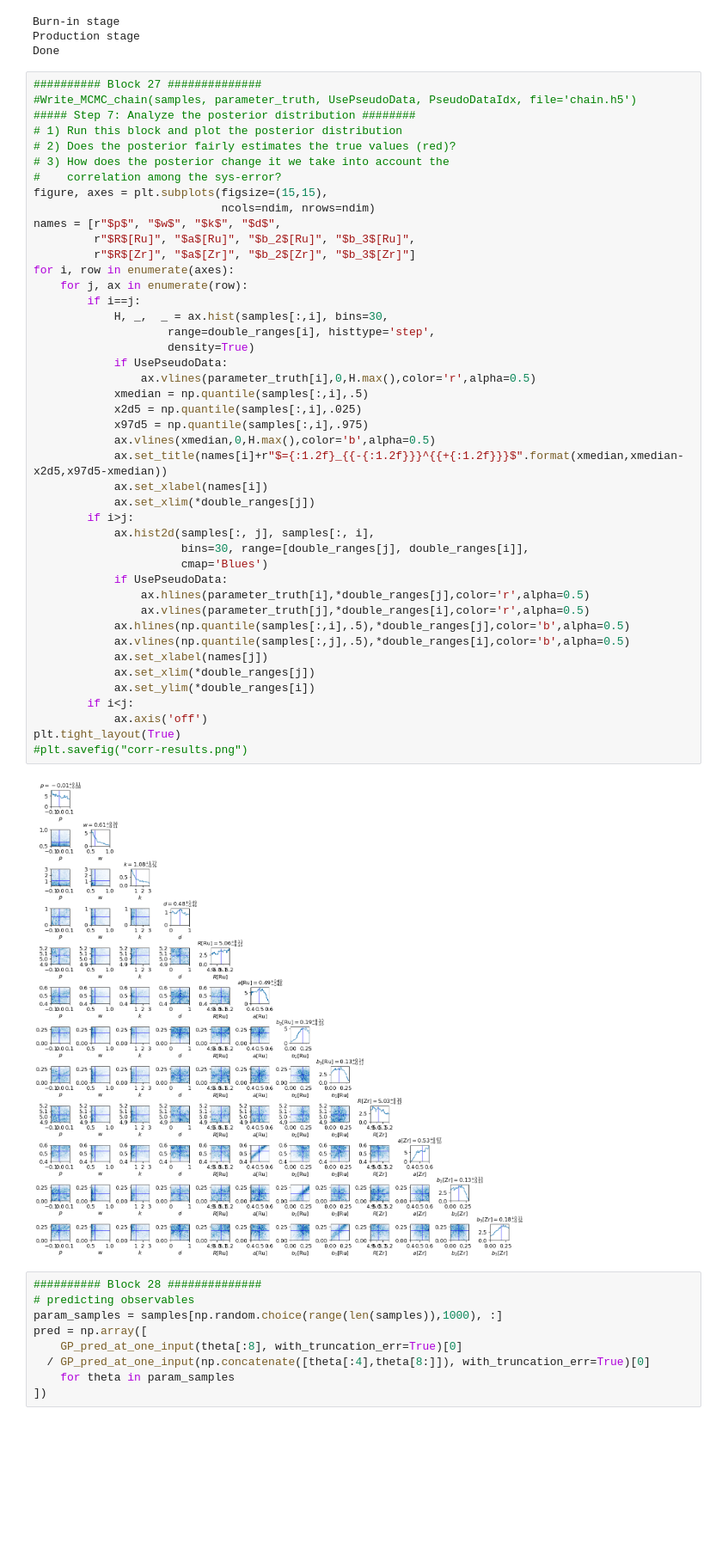
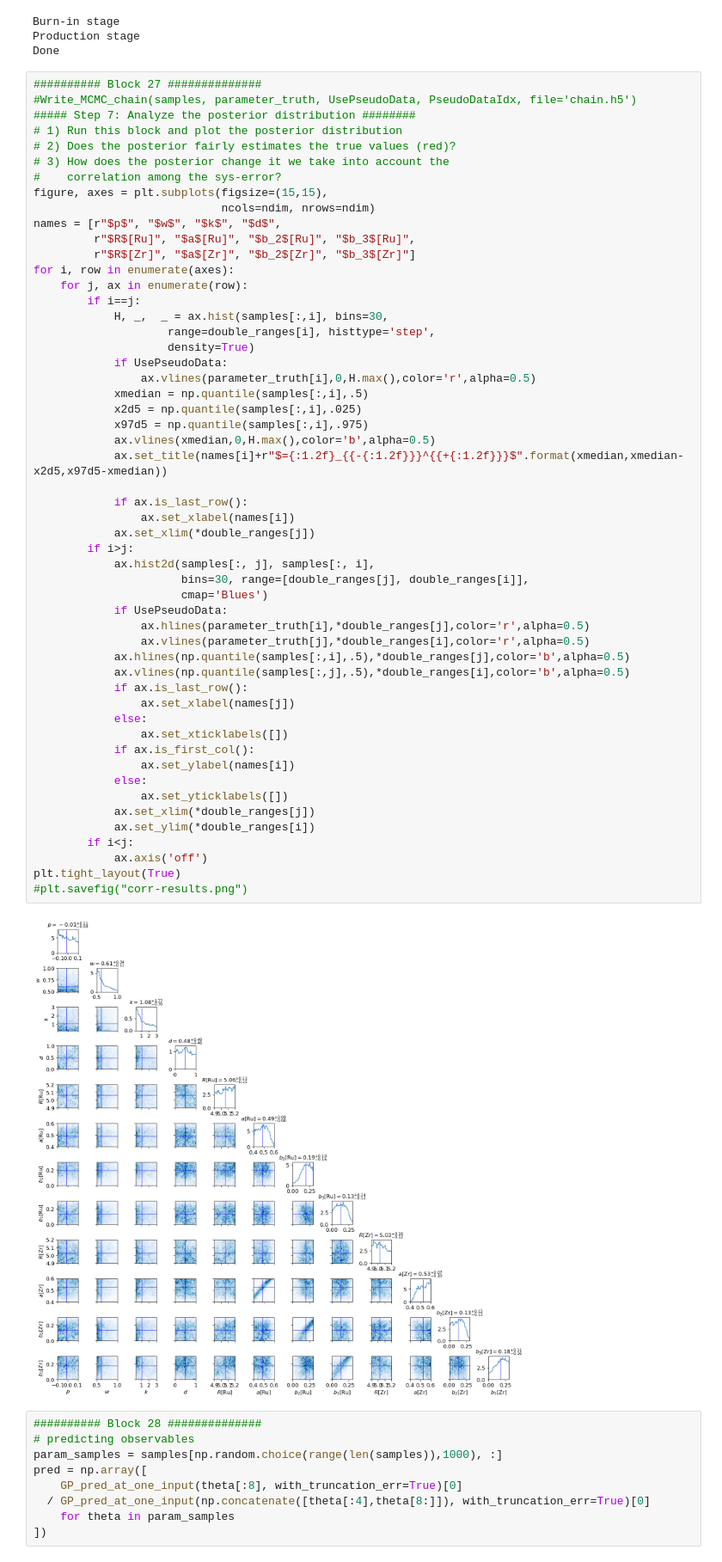
Before and after one commit to keweiyao/JETSCAPE2020-TRENTO-BAYES, a Jupyter notebook: TRENTo-allparams.ipynb, the cells around one changed output. Shown at 86% size. Cells and saved outputs as stored; diff of their text form; blank space fills up the shorter version.

```diff
--- a/TRENTo-allparams.ipynb
+++ b/TRENTo-allparams.ipynb
@@ -518,36 +518,45 @@ names = [r"$p$", "$w$", "$k$", "$d$",
 for i, row in enumerate(axes):
     for j, ax in enumerate(row):
         if i==j:
             H, _,  _ = ax.hist(samples[:,i], bins=30,
                     range=double_ranges[i], histtype='step',
                     density=True)
             if UsePseudoData:
                 ax.vlines(parameter_truth[i],0,H.max(),color='r',alpha=0.5)
             xmedian = np.quantile(samples[:,i],.5)
             x2d5 = np.quantile(samples[:,i],.025)
             x97d5 = np.quantile(samples[:,i],.975)
             ax.vlines(xmedian,0,H.max(),color='b',alpha=0.5)
             ax.set_title(names[i]+r"$={:1.2f}_{{-{:1.2f}}}^{{+{:1.2f}}}$".format(xmedian,xmedian-x2d5,x97d5-xmedian))
-            ax.set_xlabel(names[i])
+
+            if ax.is_last_row():
+                ax.set_xlabel(names[i])
             ax.set_xlim(*double_ranges[j])
         if i>j:
             ax.hist2d(samples[:, j], samples[:, i],
                       bins=30, range=[double_ranges[j], double_ranges[i]],
                       cmap='Blues')
             if UsePseudoData:
                 ax.hlines(parameter_truth[i],*double_ranges[j],color='r',alpha=0.5)
                 ax.vlines(parameter_truth[j],*double_ranges[i],color='r',alpha=0.5)
             ax.hlines(np.quantile(samples[:,i],.5),*double_ranges[j],color='b',alpha=0.5)
             ax.vlines(np.quantile(samples[:,j],.5),*double_ranges[i],color='b',alpha=0.5)
-            ax.set_xlabel(names[j])
+            if ax.is_last_row():
+                ax.set_xlabel(names[j])
+            else:
+                ax.set_xticklabels([])
+            if ax.is_first_col():
+                ax.set_ylabel(names[i])
+            else:
+                ax.set_yticklabels([])
             ax.set_xlim(*double_ranges[j])
             ax.set_ylim(*double_ranges[i])
         if i<j:
             ax.axis('off')
 plt.tight_layout(True)
 #plt.savefig("corr-results.png")
 # %% [output]
-[figure, old version]
+[figure, new version]
 # %%
 ########## Block 28 ##############
 # predicting observables
```
Also changed, not shown: 1 other file.
